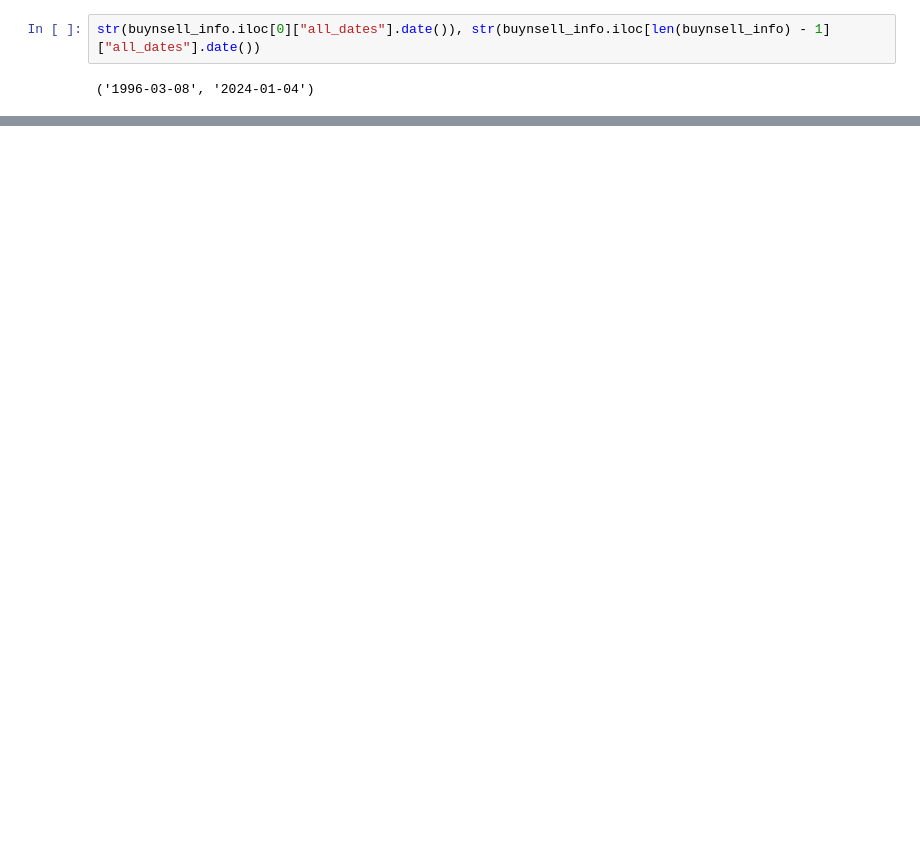
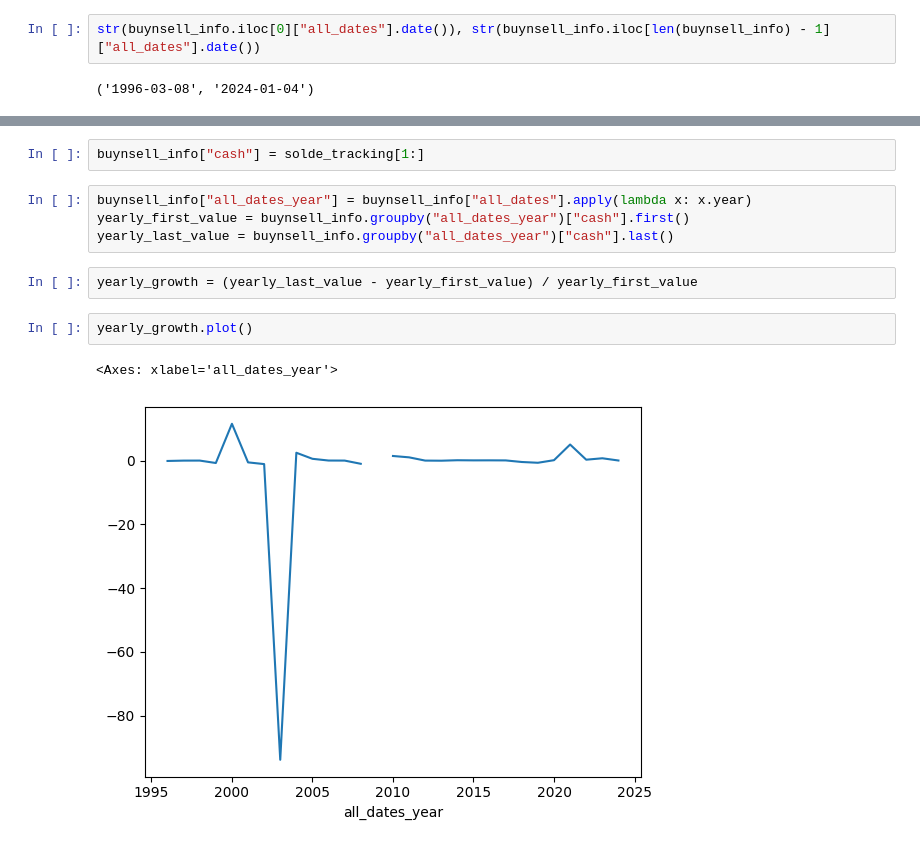
Before and after one commit to simonjpc/value_investment, a Jupyter notebook: notebooks/backtesting-output-analysis.ipynb, the cells around one changed output, grey strips where cells are left out. Cells and saved outputs as stored; diff of their text form; blank space fills up the shorter version.

Commit message:
adding last version of notebooks

```diff
--- a/notebooks/backtesting-output-analysis.ipynb
+++ b/notebooks/backtesting-output-analysis.ipynb
@@ -734,0 +763,13 @@ With 10k€ on July 8th 1996 we would have 2.M€ on January 4th 2024. For a CAG
+# %%
+buynsell_info["cash"] = solde_tracking[1:]
+# %%
+buynsell_info["all_dates_year"] = buynsell_info["all_dates"].apply(lambda x: x.year)
+yearly_first_value = buynsell_info.groupby("all_dates_year")["cash"].first()
+yearly_last_value = buynsell_info.groupby("all_dates_year")["cash"].last()
+# %%
+yearly_growth = (yearly_last_value - yearly_first_value) / yearly_first_value
+# %%
+yearly_growth.plot()
+# %% [output]
+<Axes: xlabel='all_dates_year'>
+[figure, added]
```
Also changed, not shown: parts of 54 cells of this notebook, 1 other file.
